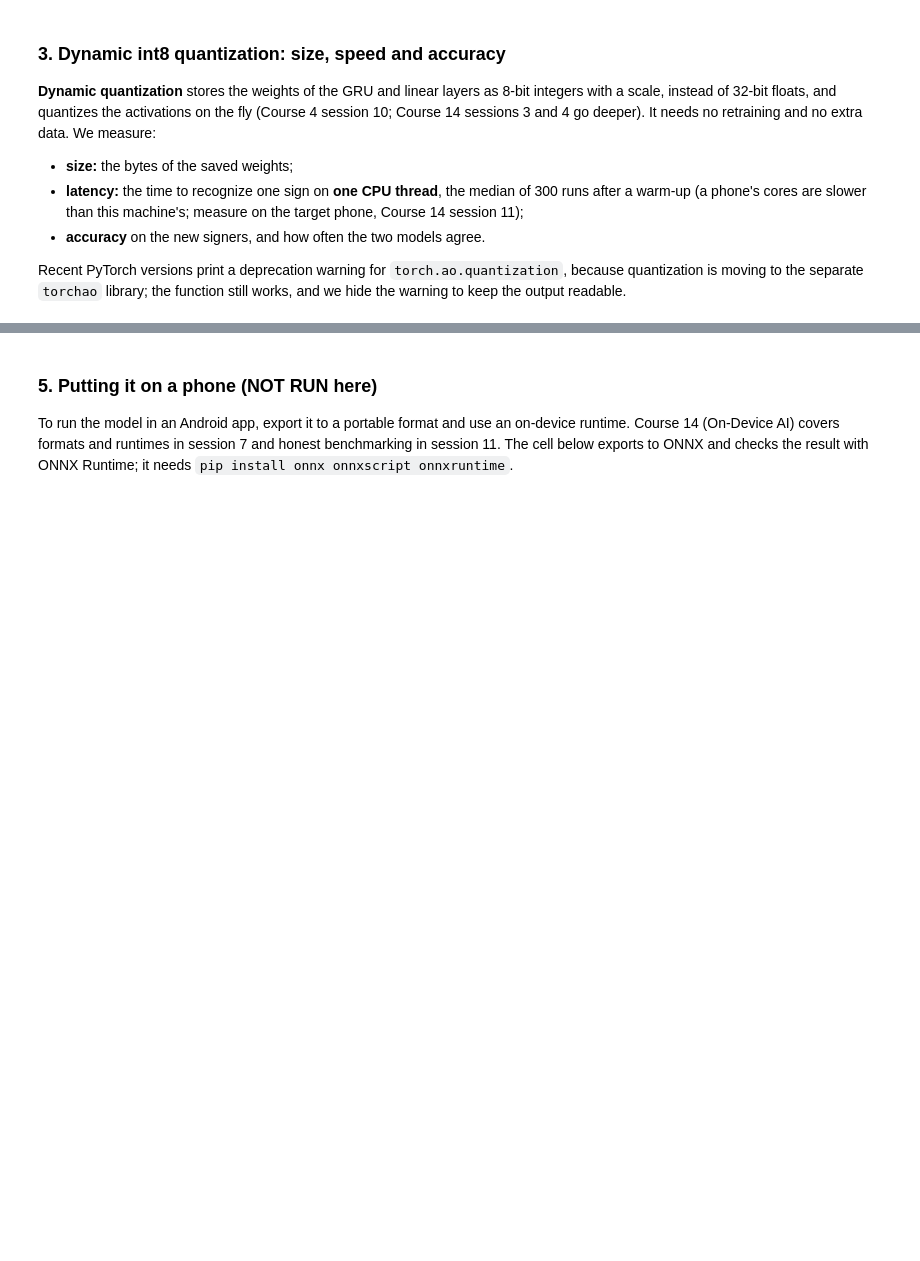
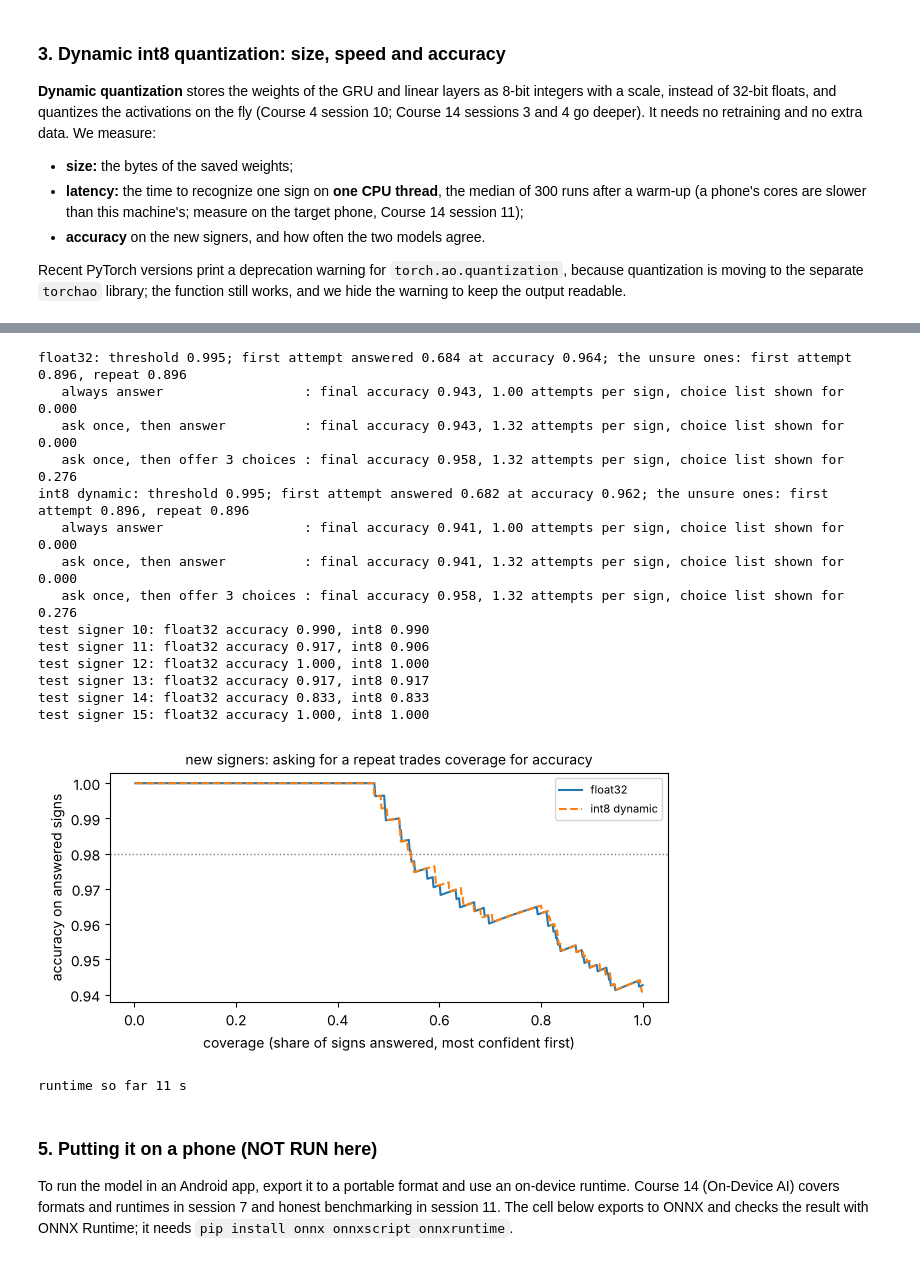
Before and after one commit to motiur/onlineCourses, a Jupyter notebook: Course_12_AI_for_Accessibility/notebooks/s12_deployment.ipynb, the cells around one changed output, grey strips where cells are left out. Cells and saved outputs as stored; diff of their text form; code cells hidden in the pictures; blank space fills up the shorter version.

```diff
--- a/Course_12_AI_for_Accessibility/notebooks/s12_deployment.ipynb
+++ b/Course_12_AI_for_Accessibility/notebooks/s12_deployment.ipynb
@@ -221,3 +182,67 @@ runtime so far 12 s
+# %%
+def threshold_for(p, y, target=0.98):
+    conf, correct = p.max(1).values.numpy(), (p.argmax(1).numpy() == y)
+    order = np.argsort(-conf)
+    acc = np.cumsum(correct[order]) / np.arange(1, len(order) + 1)
+    k = np.where(acc >= target)[0].max()
+    return conf[order][k]
+
+index = {(k, r, s): i for i, (k, r, s) in enumerate(zip(w_te, r_te, y_te))}
+retry = np.array([index[(k, (r + 1) % 8, s)] for k, r, s in zip(w_te, r_te, y_te)])   # same signer, same sign, next repetition
+
+def policies(p, y, thr):
+    conf, pred, top3 = p.max(1).values.numpy(), p.argmax(1).numpy(), p.topk(3, 1).indices.numpy()
+    sure = conf >= thr
+    sure2 = conf[retry] >= thr                                     # is the model sure about the repeat?
+    in_top3 = np.array([y[i] in top3[retry[i]] for i in range(len(y))])
+    out = {"always answer": ((pred == y).mean(), 1.0, 0.0),
+           "ask once, then answer": (np.where(sure, pred == y, pred[retry] == y).mean(), 1 + (~sure).mean(), 0.0),
+           "ask once, then offer 3 choices": (np.where(sure, pred == y, np.where(sure2, pred[retry] == y, in_top3)).mean(),
+                                               1 + (~sure).mean(), (~sure & ~sure2).mean())}
+    return sure, out
+
+curves = {}
+for name, pv, pt in [("float32", p_va, p_te), ("int8 dynamic", q_va, q_te)]:
+    thr = threshold_for(pv, y_va)
+    sure, out = policies(pt, y_te, thr)
+    pred = pt.argmax(1).numpy()
+    print(f"{name}: threshold {thr:.3f}; first attempt answered {sure.mean():.3f} at accuracy {(pred[sure] == y_te[sure]).mean():.3f}; "
+          f"the unsure ones: first attempt {(pred[~sure] == y_te[~sure]).mean():.3f}, repeat {(pred[retry][~sure] == y_te[~sure]).mean():.3f}")
+    for policy, (acc, attempts, choices) in out.items():
+        print(f"   {policy:31s}: final accuracy {acc:.3f}, {attempts:.2f} attempts per sign, choice list shown for {choices:.3f}")
+    conf, correct = pt.max(1).values.numpy(), (pt.argmax(1).numpy() == y_te)
+    o = np.argsort(-conf)
+    curves[name] = (np.arange(1, len(o) + 1) / len(o), np.cumsum(correct[o]) / np.arange(1, len(o) + 1))
+for k in range(10, 16):
+    m = w_te == k
+    print(f"test signer {k}: float32 accuracy {(p_te.argmax(1).numpy()[m] == y_te[m]).mean():.3f}, "
+          f"int8 {(q_te.argmax(1).numpy()[m] == y_te[m]).mean():.3f}")
+
+plt.figure(figsize=(6.5, 3.3))
+for (name, (cov, acc)), ls in zip(curves.items(), ["-", "--"]):
+    plt.plot(cov, acc, ls, label=name)
+plt.axhline(0.98, color="0.5", ls=":", lw=1)
+plt.xlabel("coverage (share of signs answered, most confident first)"); plt.ylabel("accuracy on answered signs")
+plt.title("new signers: asking for a repeat trades coverage for accuracy", fontsize=10); plt.legend(fontsize=8)
+plt.tight_layout(); plt.show()
+print(f"runtime so far {time.time() - t_start:.0f} s")
+# %% [output]
+float32: threshold 0.995; first attempt answered 0.684 at accuracy 0.964; the unsure ones: first attempt 0.896, repeat 0.896
+   always answer                  : final accuracy 0.943, 1.00 attempts per sign, choice list shown for 0.000
+   ask once, then answer          : final accuracy 0.943, 1.32 attempts per sign, choice list shown for 0.000
+   ask once, then offer 3 choices : final accuracy 0.958, 1.32 attempts per sign, choice list shown for 0.276
+int8 dynamic: threshold 0.995; first attempt answered 0.682 at accuracy 0.962; the unsure ones: first attempt 0.896, repeat 0.896
+   always answer                  : final accuracy 0.941, 1.00 attempts per sign, choice list shown for 0.000
+   ask once, then answer          : final accuracy 0.941, 1.32 attempts per sign, choice list shown for 0.000
+   ask once, then offer 3 choices : final accuracy 0.958, 1.32 attempts per sign, choice list shown for 0.276
+test signer 10: float32 accuracy 0.990, int8 0.990
+test signer 11: float32 accuracy 0.917, int8 0.906
+test signer 12: float32 accuracy 1.000, int8 1.000
+test signer 13: float32 accuracy 0.917, int8 0.917
+test signer 14: float32 accuracy 0.833, int8 0.833
+test signer 15: float32 accuracy 1.000, int8 1.000
+[figure, added]
+runtime so far 11 s
 # %% [markdown]
 ### 5. Putting it on a phone (NOT RUN here)
 To run the model in an Android app, export it to a portable format and use an on-device runtime. Course 14 (On-Device AI) covers formats and runtimes in session 7 and honest benchmarking in session 11. The cell below exports to ONNX and checks the result with ONNX Runtime; it needs `pip install onnx onnxscript onnxruntime`.
```
Also changed, not shown: parts of 6 cells of this notebook, 1 other file.
